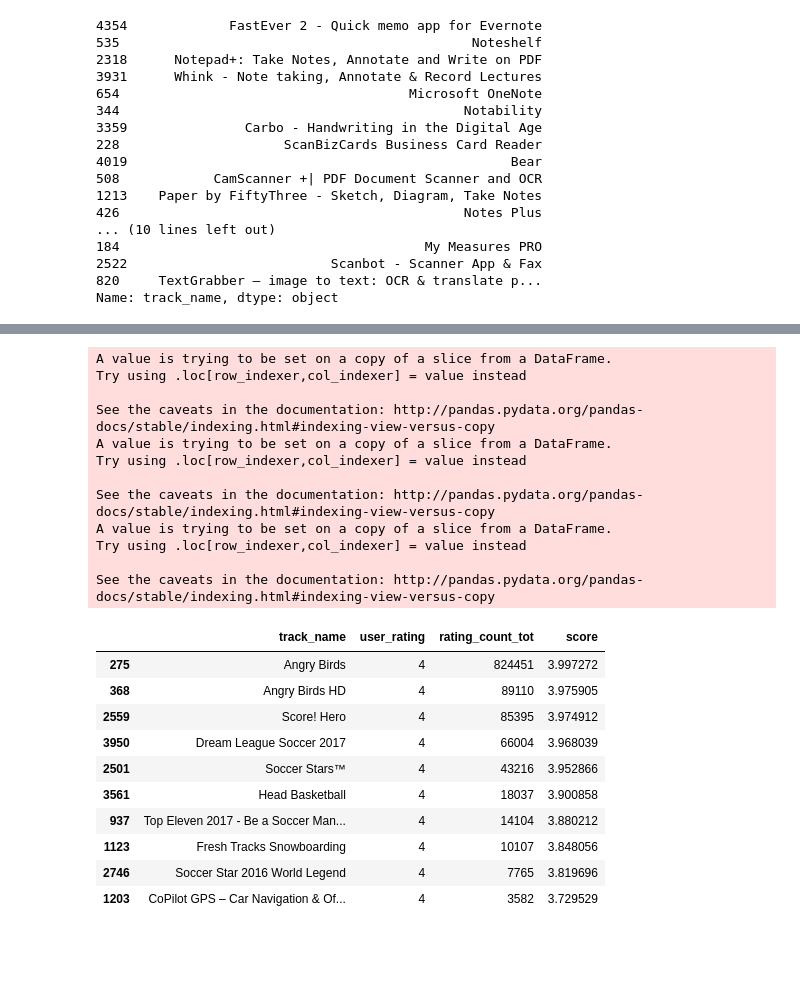
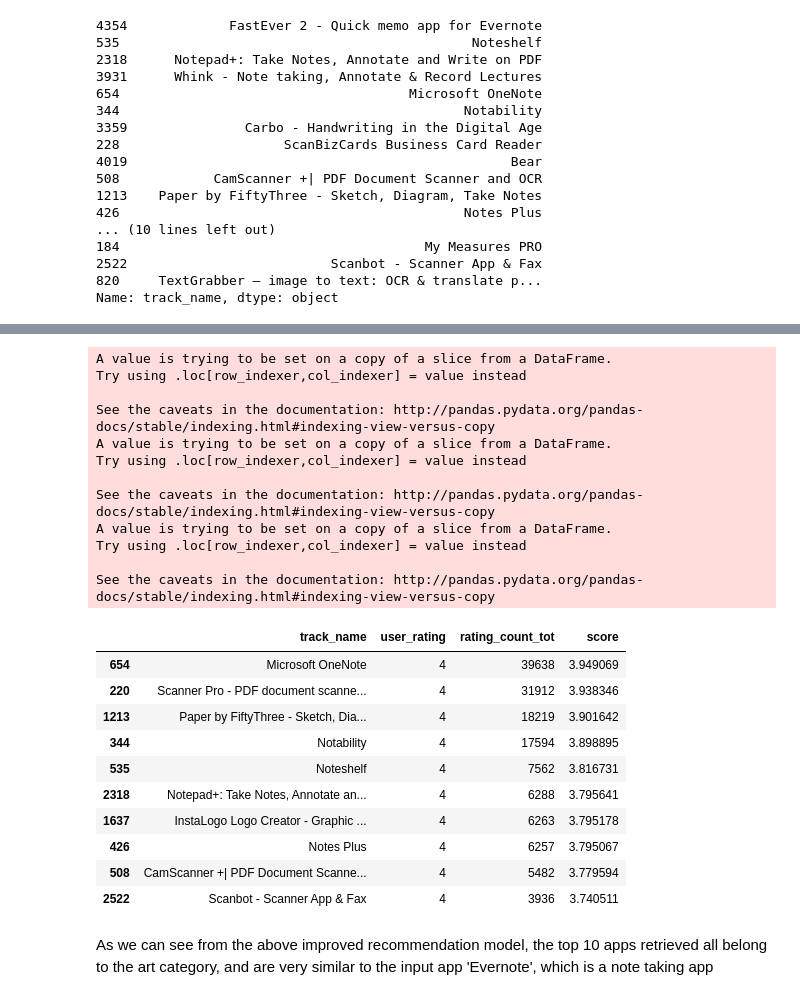
Before and after one commit to nareshkumar66675/Appomania, a Jupyter notebook: notebooks/RecommenderSystem/AppleStore_Recommender.ipynb, the cells around one changed output, grey strips where cells are left out. Drawn from its saved outputs; the diff is of its cells as text; code cells hidden in the pictures; blank space fills up the shorter version.

```diff
--- a/notebooks/RecommenderSystem/AppleStore_Recommender.ipynb
+++ b/notebooks/RecommenderSystem/AppleStore_Recommender.ipynb
@@ -425,29 +443,31 @@ def improved_recommendations(title):
     qual['score'] = qual.apply(weighted_rating, axis=1)
     qual = qual.sort_values('score', ascending=False).head(10)
     return qual
-# %%
-improved_recommendations('Head Soccer')
-# %% [output]
-A value is trying to be set on a copy of a slice from a DataFrame.
-Try using .loc[row_indexer,col_indexer] = value instead
-
-See the caveats in the documentation: http://pandas.pydata.org/pandas-docs/stable/indexing.html#indexing-view-versus-copy
-A value is trying to be set on a copy of a slice from a DataFrame.
-Try using .loc[row_indexer,col_indexer] = value instead
-
-See the caveats in the documentation: http://pandas.pydata.org/pandas-docs/stable/indexing.html#indexing-view-versus-copy
-A value is trying to be set on a copy of a slice from a DataFrame.
-Try using .loc[row_indexer,col_indexer] = value instead
-
-See the caveats in the documentation: http://pandas.pydata.org/pandas-docs/stable/indexing.html#indexing-view-versus-copy
-|  | track_name | user_rating | rating_count_tot | score |
-| 275 | Angry Birds | 4 | 824451 | 3.997272 |
-| 368 | Angry Birds HD | 4 | 89110 | 3.975905 |
-| 2559 | Score! Hero | 4 | 85395 | 3.974912 |
-| 3950 | Dream League Soccer 2017 | 4 | 66004 | 3.968039 |
-| 2501 | Soccer Stars™ | 4 | 43216 | 3.952866 |
-| 3561 | Head Basketball | 4 | 18037 | 3.900858 |
-| 937 | Top Eleven 2017 - Be a Soccer Man... | 4 | 14104 | 3.880212 |
-| 1123 | Fresh Tracks Snowboarding | 4 | 10107 | 3.848056 |
-| 2746 | Soccer Star 2016 World Legend | 4 | 7765 | 3.819696 |
-| 1203 | CoPilot GPS – Car Navigation & Of... | 4 | 3582 | 3.729529 |
+# %%
+improved_recommendations('Evernote - stay organized')
+# %% [output]
+A value is trying to be set on a copy of a slice from a DataFrame.
+Try using .loc[row_indexer,col_indexer] = value instead
+
+See the caveats in the documentation: http://pandas.pydata.org/pandas-docs/stable/indexing.html#indexing-view-versus-copy
+A value is trying to be set on a copy of a slice from a DataFrame.
+Try using .loc[row_indexer,col_indexer] = value instead
+
+See the caveats in the documentation: http://pandas.pydata.org/pandas-docs/stable/indexing.html#indexing-view-versus-copy
+A value is trying to be set on a copy of a slice from a DataFrame.
+Try using .loc[row_indexer,col_indexer] = value instead
+
+See the caveats in the documentation: http://pandas.pydata.org/pandas-docs/stable/indexing.html#indexing-view-versus-copy
+|  | track_name | user_rating | rating_count_tot | score |
+| 654 | Microsoft OneNote | 4 | 39638 | 3.949069 |
+| 220 | Scanner Pro - PDF document scanne... | 4 | 31912 | 3.938346 |
+| 1213 | Paper by FiftyThree - Sketch, Dia... | 4 | 18219 | 3.901642 |
+| 344 | Notability | 4 | 17594 | 3.898895 |
+| 535 | Noteshelf | 4 | 7562 | 3.816731 |
+| 2318 | Notepad+: Take Notes, Annotate an... | 4 | 6288 | 3.795641 |
+| 1637 | InstaLogo Logo Creator - Graphic ... | 4 | 6263 | 3.795178 |
+| 426 | Notes Plus | 4 | 6257 | 3.795067 |
+| 508 | CamScanner +| PDF Document Scanne... | 4 | 5482 | 3.779594 |
+| 2522 | Scanbot - Scanner App & Fax | 4 | 3936 | 3.740511 |
+# %% [markdown]
+As we can see from the above improved recommendation model, the top 10 apps retrieved all belong to the art category, and are very similar to the input app 'Evernote', which is a note taking app
```
Also changed, not shown: parts of 16 cells of this notebook.
